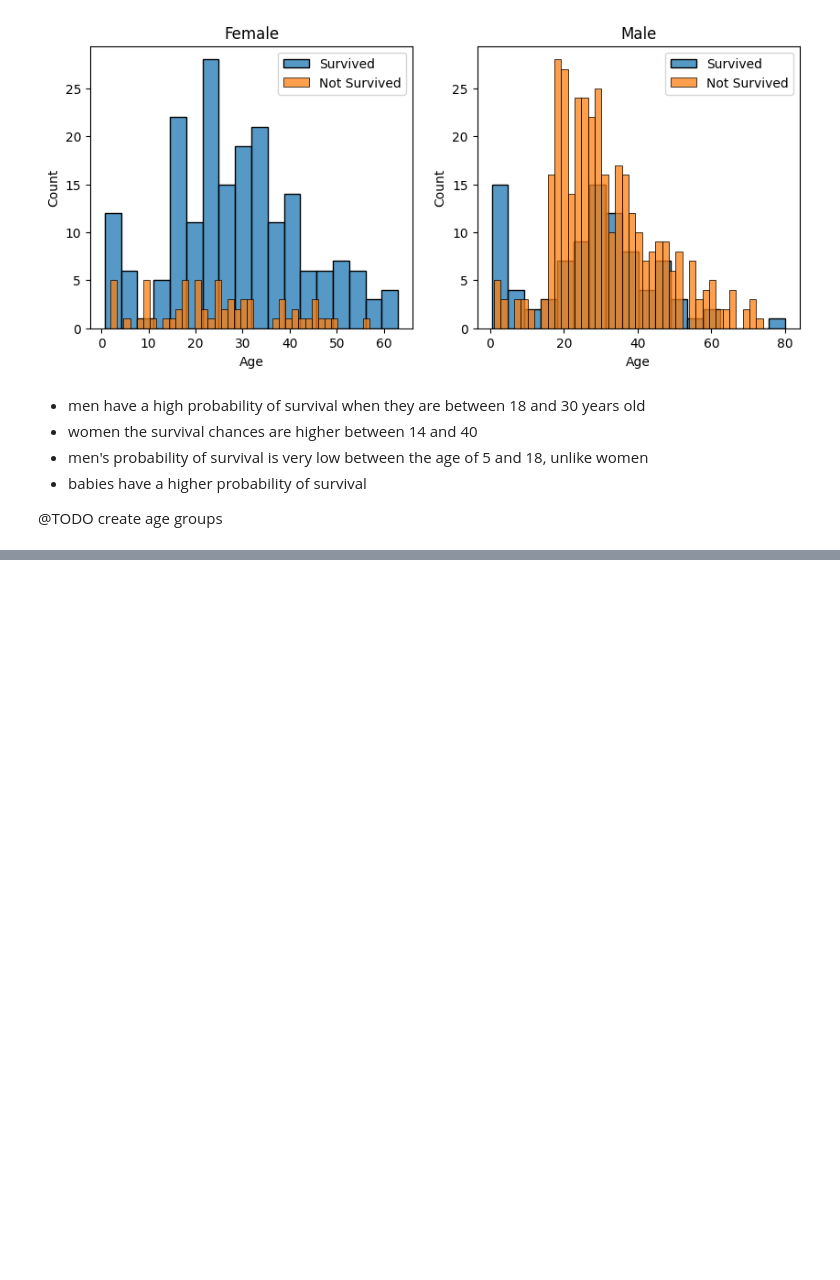
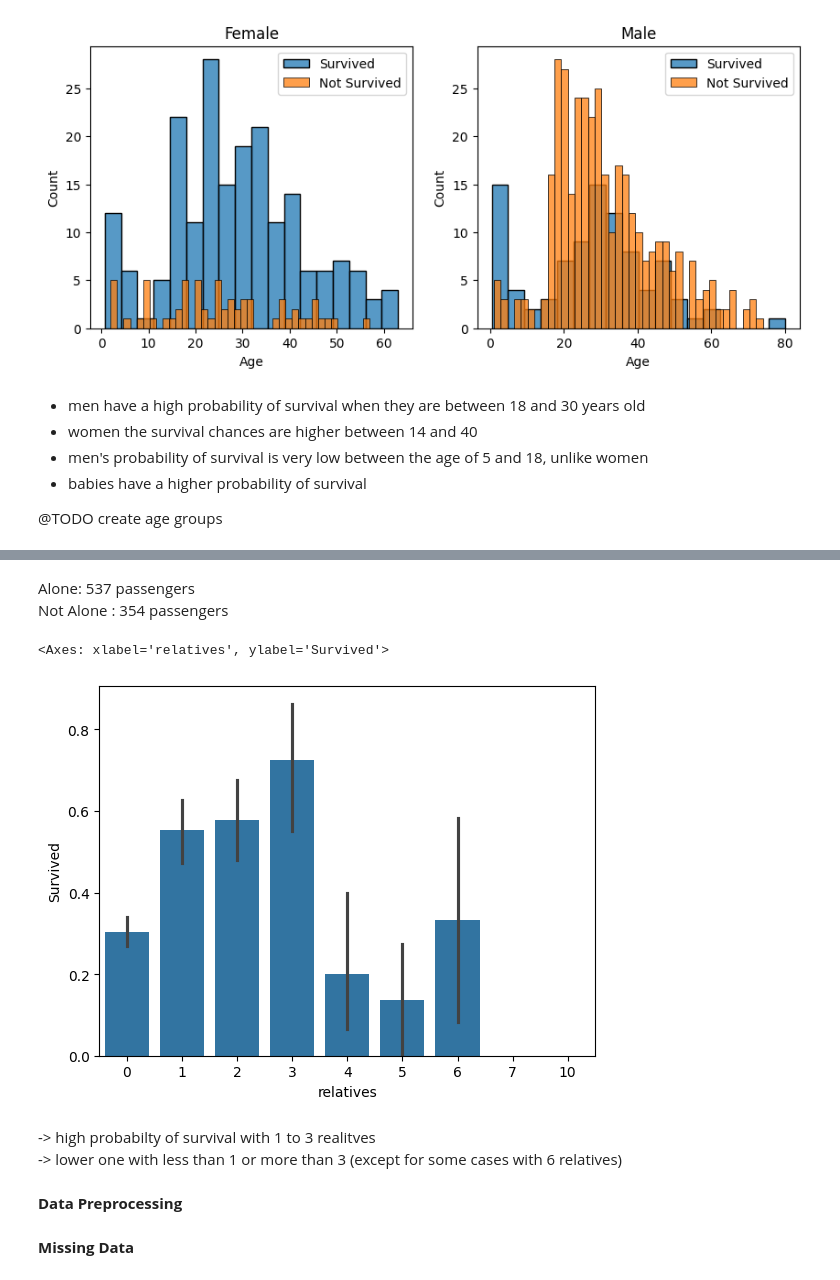
Before and after one commit to nourhan031/Titanic-Survival-Prediction, a Jupyter notebook: main.ipynb, the cells around one changed output, grey strips where cells are left out. Cells and saved outputs as stored; diff of their text form; code cells hidden in the pictures; blank space fills up the shorter version.

```diff
--- a/main.ipynb
+++ b/main.ipynb
@@ -143,0 +177,14 @@ plt.show()
+# %% [markdown]
+Alone: 537 passengers<br>
+Not Alone : 354 passengers
+# %%
+sns.barplot(x='relatives', y='Survived', data=copy_data)
+# %% [output]
+<Axes: xlabel='relatives', ylabel='Survived'>
+[figure, added]
+# %% [markdown]
+-> high probabilty of survival with 1 to 3 realitves<br> -> lower one with less than 1 or more than 3 (except for some cases with 6 relatives)
+# %% [markdown]
+**Data Preprocessing**
+# %% [markdown]
+**Missing Data**
```
Also changed, not shown: parts of 52 cells of this notebook.
